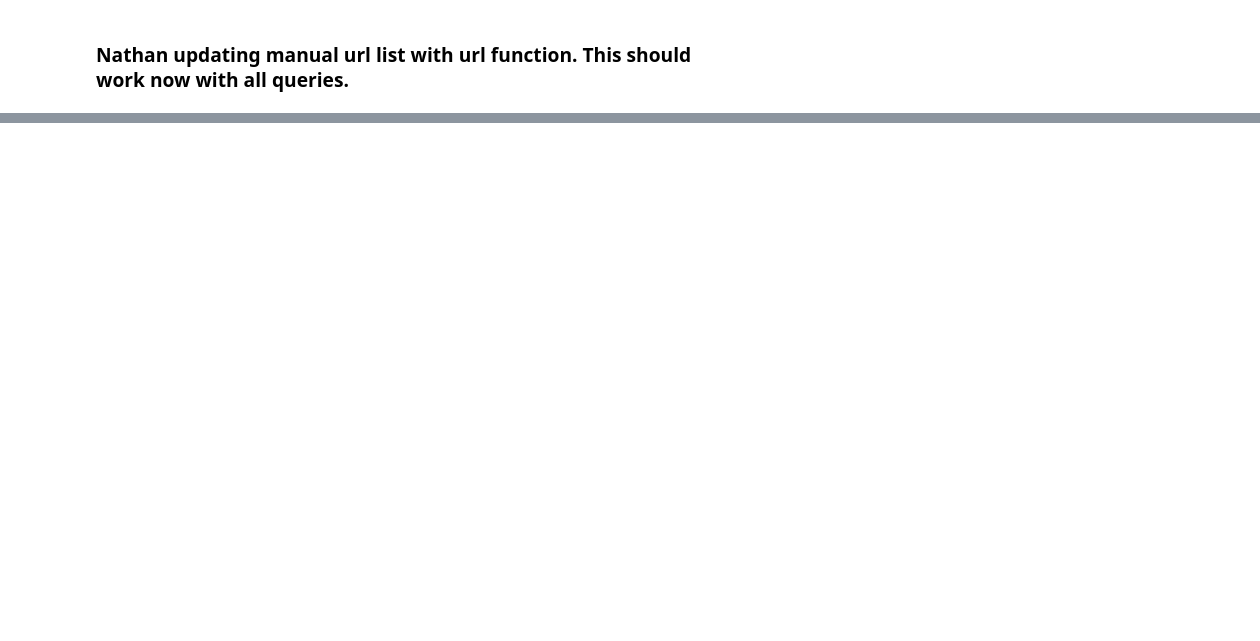
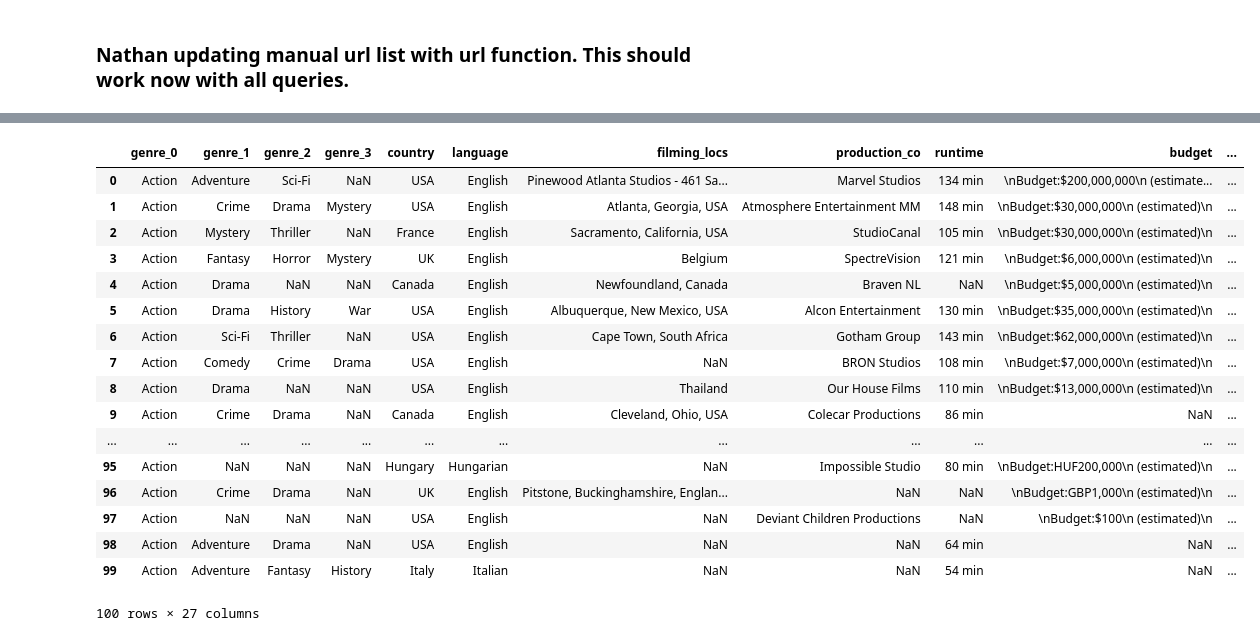
Before and after one commit to nlgriffin/IMDB_Scraper, a Jupyter notebook: Programming_Project_Scraper.ipynb, the cells around one changed output, grey strips where cells are left out. Saved outputs shown, nothing was run; the diff lists cells and outputs as text; code cells hidden in the pictures; blank space fills up the shorter version.

```diff
--- a/Programming_Project_Scraper.ipynb
+++ b/Programming_Project_Scraper.ipynb
@@ -41,7 +41,7 @@ def url_extractor(search_url):
                 #when the length is 3, it means that the movie is ancillary to the actual search (prequel/sequel)
                 if len(link.split('/')) == 4:
                 # format the resulting url in the correct manner and appending it to final list
-                    title_link = 'https://www.imdb.com' + '/' + link.split('/')[1] + '/' + link.split('/')[2]
+                    title_link = 'https://www.imdb.com' + '/' + link.split('/')[1] + '/' + link.split('/')[2] + '/?ref_=adv_li_i'
                     if not title_link in url_list:
                         url_list.append(title_link)
                     else:
@@ -56,11 +56,5 @@ def url_extractor(search_url):
     else:
         print('WARNING: The number of films in this query was {}, but {} urls were returned'.format(number_of_films, len(url_list)))
     return(url_list)
-# %%
-#Create a dataframe to store scraped data in (features as columns)
-features = ['genre_0','genre_1','genre_2', 'genre_3','country','language','filming_locs','production_co','runtime',
-'budget','gross_usa','release','director_0','director_1','rating','star_0','star_1','star_2','star_3','writer_0',
-'writer_1','writer_2','review_count','title','open_week','cumulative']
-movies = pd.DataFrame(data = np.empty((len(urls), len(features))),
-                     columns= features)
-movies[:] = np.nan
+# %%
+url_list = url_extractor('https://www.imdb.com/search/title/?title_type=feature&release_date=2018-01-01,2018-01-31&genres=action')
@@ -214,3 +205,26 @@ movies
+# %%
+movies_df  = scraper(url_list)
+# %%
+movies_df
+# %% [output]
+|  | genre_0 | genre_1 | genre_2 | genre_3 | country | language | filming_locs | production_co | runtime | budget | ... |
+| 0 | Action | Adventure | Sci-Fi | NaN | USA | English | Pinewood Atlanta Studios - 461 Sa... | Marvel Studios | 134 min | \nBudget:$200,000,000\n (estimate... | ... |
+| 1 | Action | Crime | Drama | Mystery | USA | English | Atlanta, Georgia, USA | Atmosphere Entertainment MM | 148 min | \nBudget:$30,000,000\n (estimated)\n | ... |
+| 2 | Action | Mystery | Thriller | NaN | France | English | Sacramento, California, USA | StudioCanal | 105 min | \nBudget:$30,000,000\n (estimated)\n | ... |
+| 3 | Action | Fantasy | Horror | Mystery | UK | English | Belgium | SpectreVision | 121 min | \nBudget:$6,000,000\n (estimated)\n | ... |
+| 4 | Action | Drama | NaN | NaN | Canada | English | Newfoundland, Canada | Braven NL | NaN | \nBudget:$5,000,000\n (estimated)\n | ... |
+| 5 | Action | Drama | History | War | USA | English | Albuquerque, New Mexico, USA | Alcon Entertainment | 130 min | \nBudget:$35,000,000\n (estimated)\n | ... |
+| 6 | Action | Sci-Fi | Thriller | NaN | USA | English | Cape Town, South Africa | Gotham Group | 143 min | \nBudget:$62,000,000\n (estimated)\n | ... |
+| 7 | Action | Comedy | Crime | Drama | USA | English | NaN | BRON Studios | 108 min | \nBudget:$7,000,000\n (estimated)\n | ... |
+| 8 | Action | Drama | NaN | NaN | USA | English | Thailand | Our House Films | 110 min | \nBudget:$13,000,000\n (estimated)\n | ... |
+| 9 | Action | Crime | Drama | NaN | Canada | English | Cleveland, Ohio, USA | Colecar Productions | 86 min | NaN | ... |
+| ... | ... | ... | ... | ... | ... | ... | ... | ... | ... | ... | ... |
+| 95 | Action | NaN | NaN | NaN | Hungary | Hungarian | NaN | Impossible Studio | 80 min | \nBudget:HUF200,000\n (estimated)\n | ... |
+| 96 | Action | Crime | Drama | NaN | UK | English | Pitstone, Buckinghamshire, Englan... | NaN | NaN | \nBudget:GBP1,000\n (estimated)\n | ... |
+| 97 | Action | NaN | NaN | NaN | USA | English | NaN | Deviant Children Productions | NaN | \nBudget:$100\n (estimated)\n | ... |
+| 98 | Action | Adventure | Drama | NaN | USA | English | NaN | NaN | 64 min | NaN | ... |
+| 99 | Action | Adventure | Fantasy | History | Italy | Italian | NaN | NaN | 54 min | NaN | ... |
+100 rows × 27 columns
 # %%
 #Export dataframe to csv
 movies.to_csv('movies_scraping.csv',sep=',', index = None)
```
Also changed, not shown: parts of 3 cells of this notebook.
